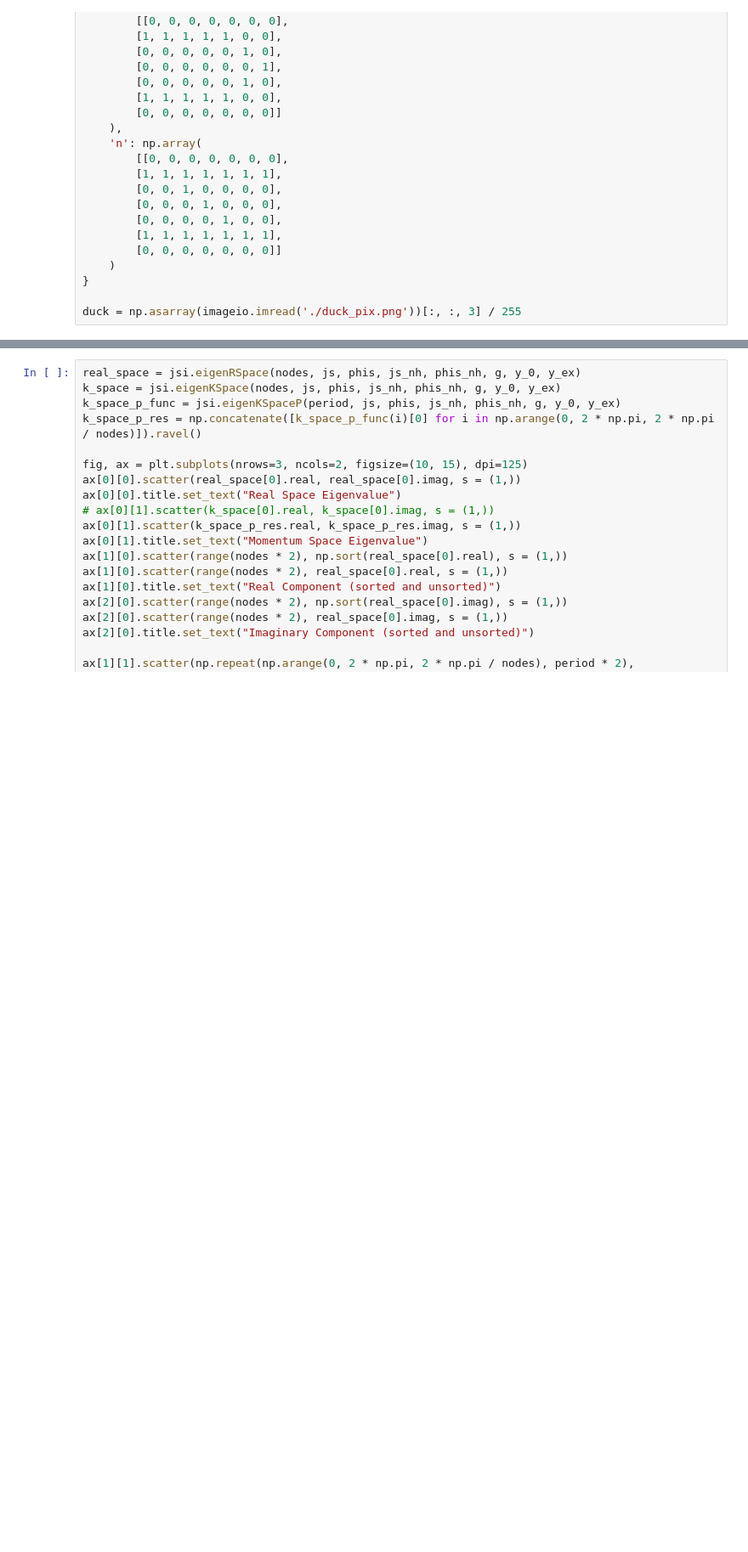
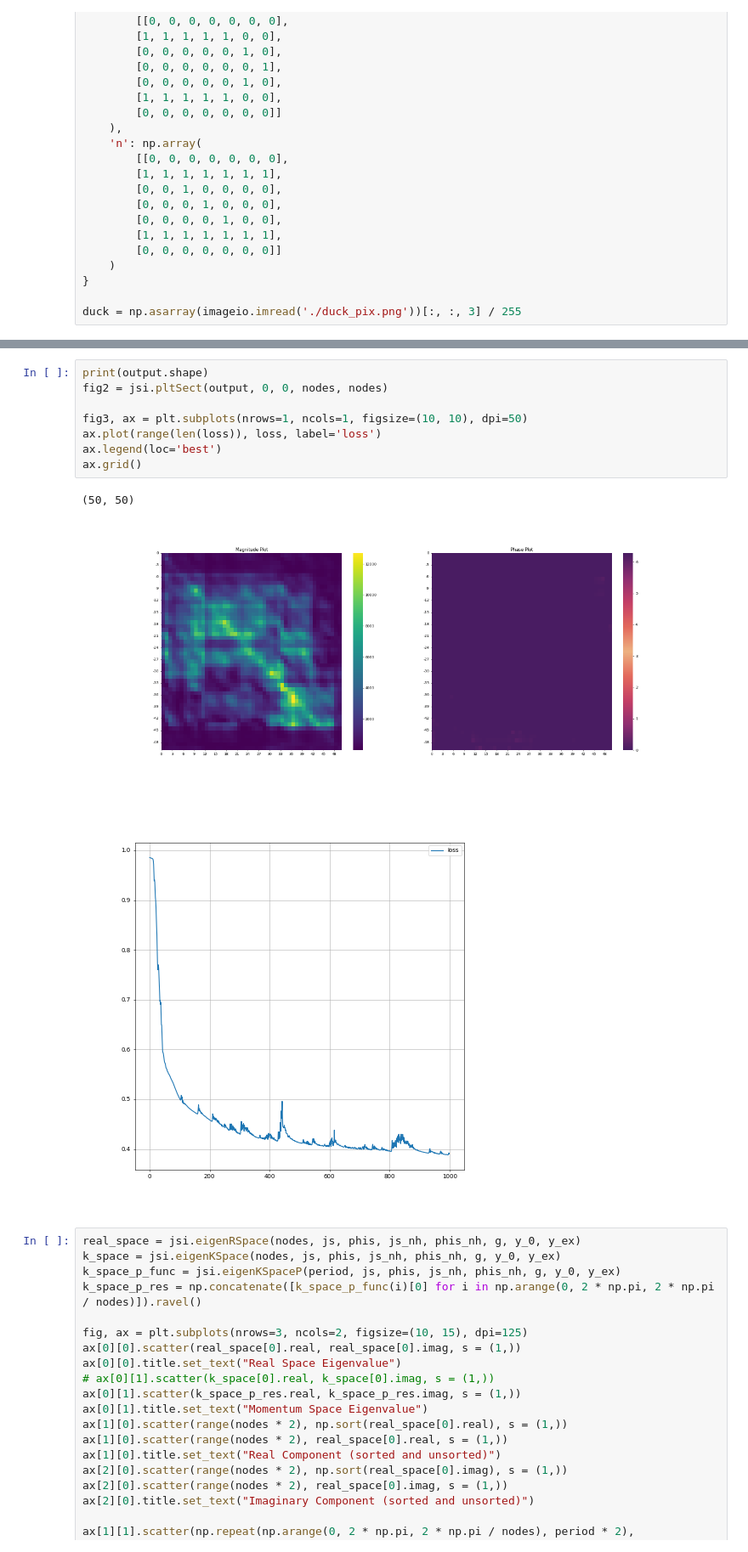
Before and after one commit to w41g87/jsi, a Jupyter notebook: jsi_run.ipynb, the cells around one changed output, grey strips where cells are left out. Shown at 85% size. Drawn from its saved outputs; the diff is of its cells as text; blank space fills up the shorter version.

```diff
--- a/jsi_run.ipynb
+++ b/jsi_run.ipynb
@@ -165,3 +193,15 @@ ax.grid()
+# %%
+print(output.shape)
+fig2 = jsi.pltSect(output, 0, 0, nodes, nodes)
+
+fig3, ax = plt.subplots(nrows=1, ncols=1, figsize=(10, 10), dpi=50)
+ax.plot(range(len(loss)), loss, label='loss')
+ax.legend(loc='best')
+ax.grid()
+# %% [output]
+(50, 50)
+[figure, added]
+[figure, added]
 # %%
 real_space = jsi.eigenRSpace(nodes, js, phis, js_nh, phis_nh, g, y_0, y_ex)
 k_space = jsi.eigenKSpace(nodes, js, phis, js_nh, phis_nh, g, y_0, y_ex)
```
Also changed, not shown: parts of 6 cells of this notebook, 4 other files.
